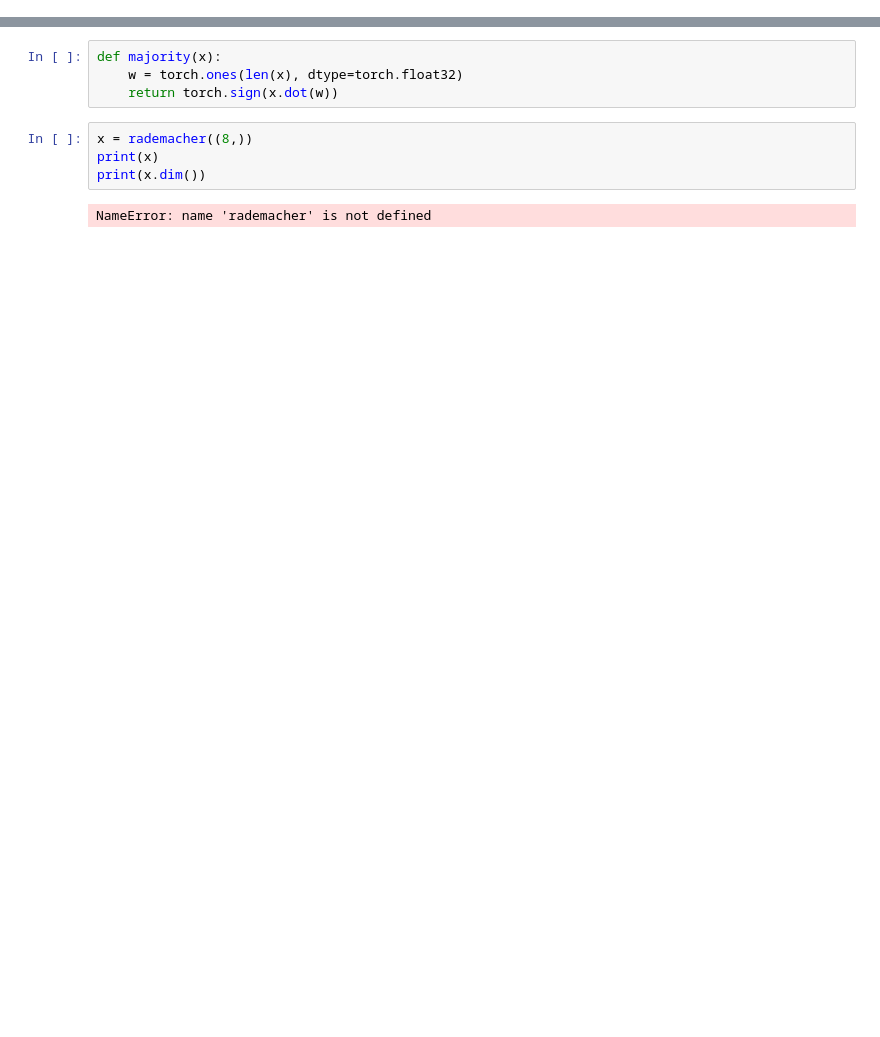
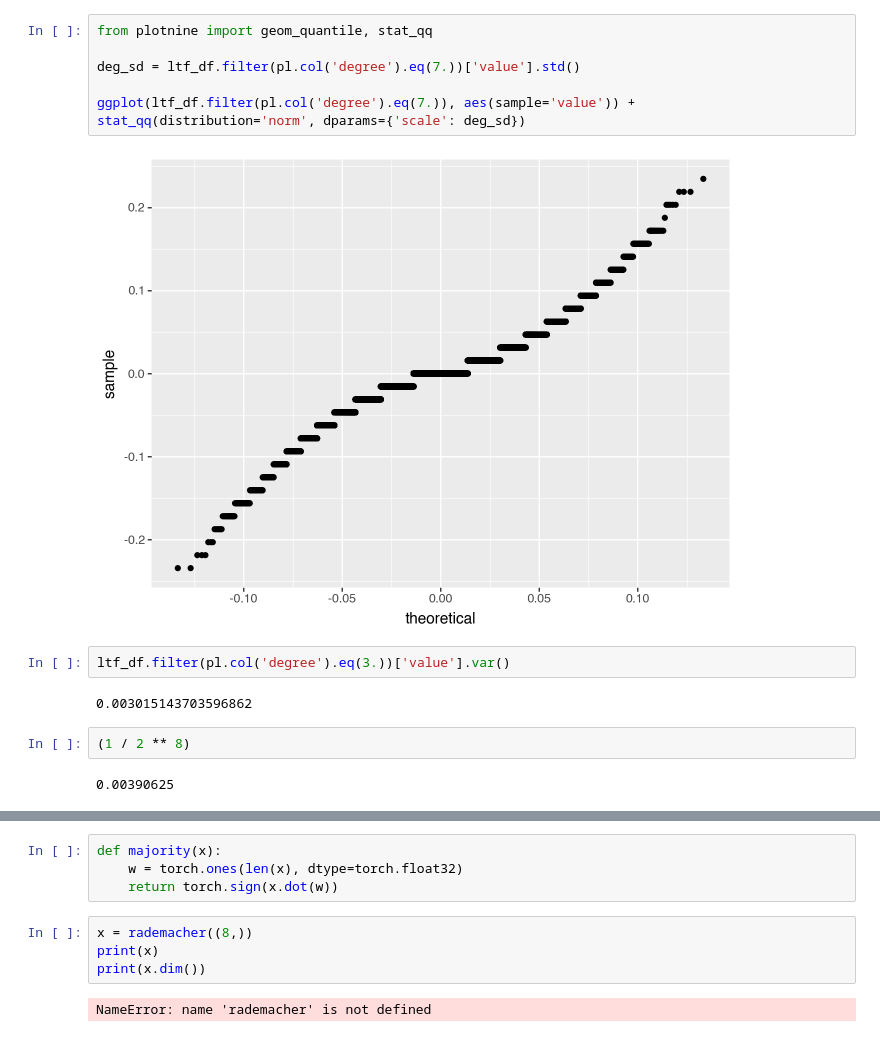
Before and after one commit to dashstander/deep-parity, a Jupyter notebook: random_functions.ipynb, the cells around one changed output, grey strips where cells are left out. Cells and saved outputs as stored; diff of their text form; blank space fills up the shorter version.

```diff
--- a/random_functions.ipynb
+++ b/random_functions.ipynb
@@ -80,0 +720,16 @@ Last 10 values: tensor([-0.2244, -0.0759, -0.2156, -0.0684,  0.1511, -0.1053,  0
+# %%
+from plotnine import geom_quantile, stat_qq
+
+deg_sd = ltf_df.filter(pl.col('degree').eq(7.))['value'].std()
+
+ggplot(ltf_df.filter(pl.col('degree').eq(7.)), aes(sample='value')) + stat_qq(distribution='norm', dparams={'scale': deg_sd})
+# %% [output]
+[figure, added]
+# %%
+ltf_df.filter(pl.col('degree').eq(3.))['value'].var()
+# %% [output]
+0.003015143703596862
+# %%
+(1 / 2 ** 8)
+# %% [output]
+0.00390625
```
Also changed, not shown: parts of 28 cells of this notebook, 10 other files.
